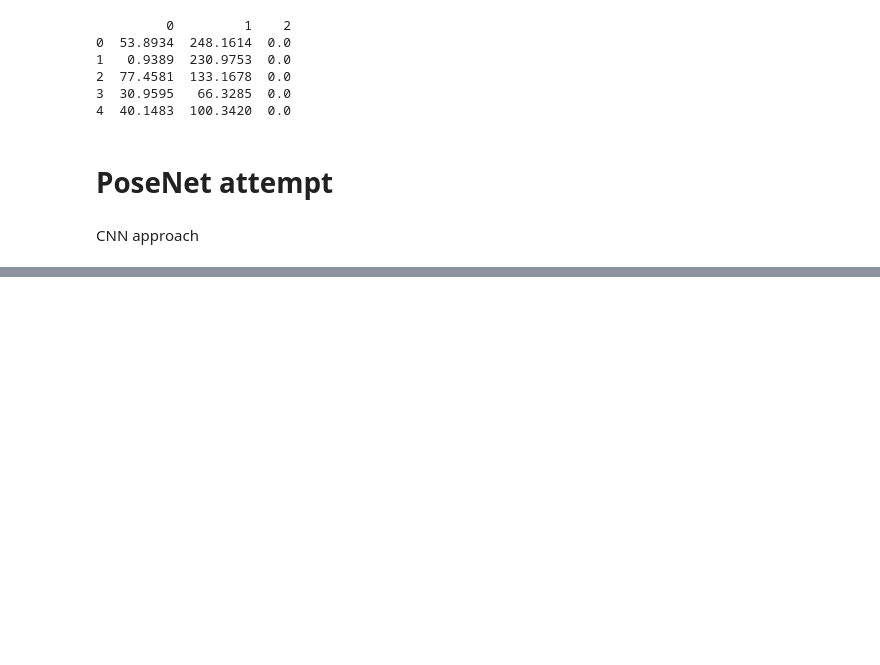
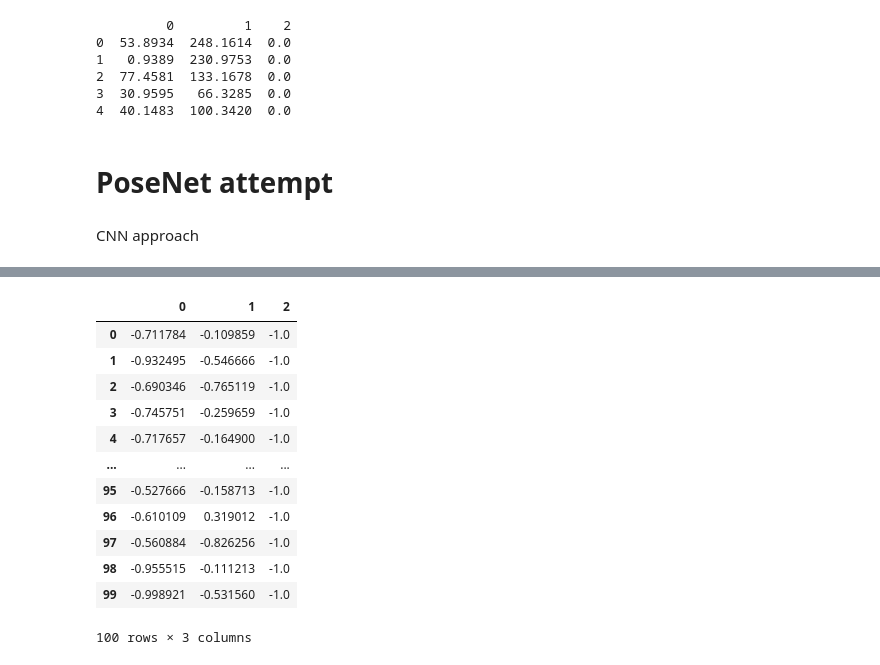
Before and after one commit to elan-wilkinson/OrientationDetectionLegoAerospaceAssembly, a Jupyter notebook: Main.ipynb, the cells around one changed output, grey strips where cells are left out. Cells and saved outputs as stored; diff of their text form; code cells hidden in the pictures; blank space fills up the shorter version.

```diff
--- a/Main.ipynb
+++ b/Main.ipynb
@@ -1206,0 +1214,3 @@ model.save('rotation_cnn_model.h5')
+# %%
+shuttle_euler_rots_df = pd.read_csv(shuttle_euler_text_file, sep=",", header=None)
+shuttle_euler_rots_df.head(5)
@@ -1206,0 +1224,16 @@ model.save('rotation_cnn_model.h5')
+# %%
+shuttle_euler_rots_df = (shuttle_euler_rots_df - 180.0) / 180.0
+# %% [output]
+|  | 0 | 1 | 2 |
+| 0 | -0.711784 | -0.109859 | -1.0 |
+| 1 | -0.932495 | -0.546666 | -1.0 |
+| 2 | -0.690346 | -0.765119 | -1.0 |
+| 3 | -0.745751 | -0.259659 | -1.0 |
+| 4 | -0.717657 | -0.164900 | -1.0 |
+| ... | ... | ... | ... |
+| 95 | -0.527666 | -0.158713 | -1.0 |
+| 96 | -0.610109 | 0.319012 | -1.0 |
+| 97 | -0.560884 | -0.826256 | -1.0 |
+| 98 | -0.955515 | -0.111213 | -1.0 |
+| 99 | -0.998921 | -0.531560 | -1.0 |
+100 rows × 3 columns
```
Also changed, not shown: parts of 29 cells of this notebook.
